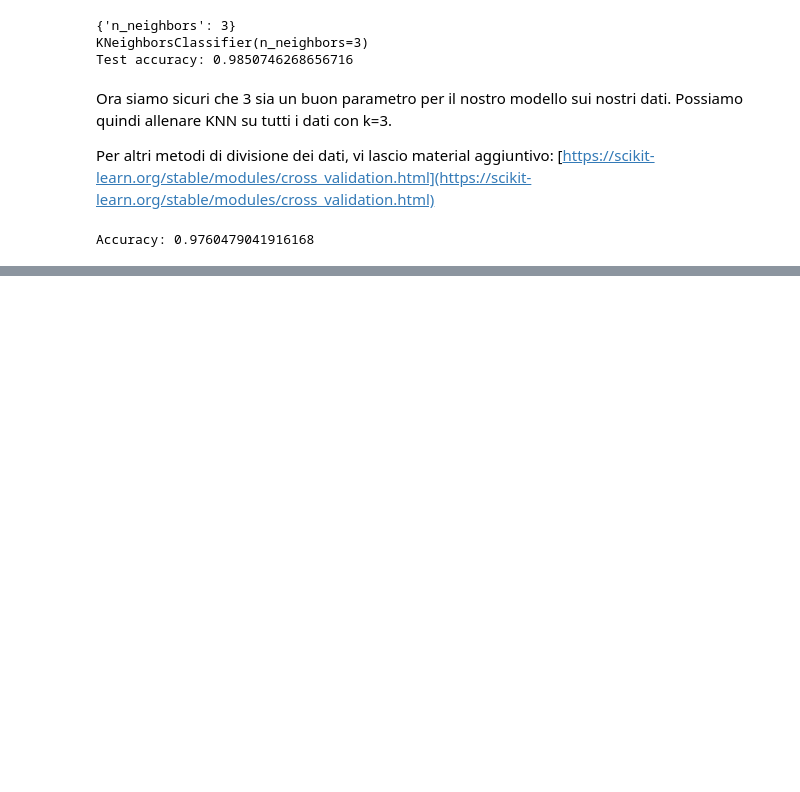
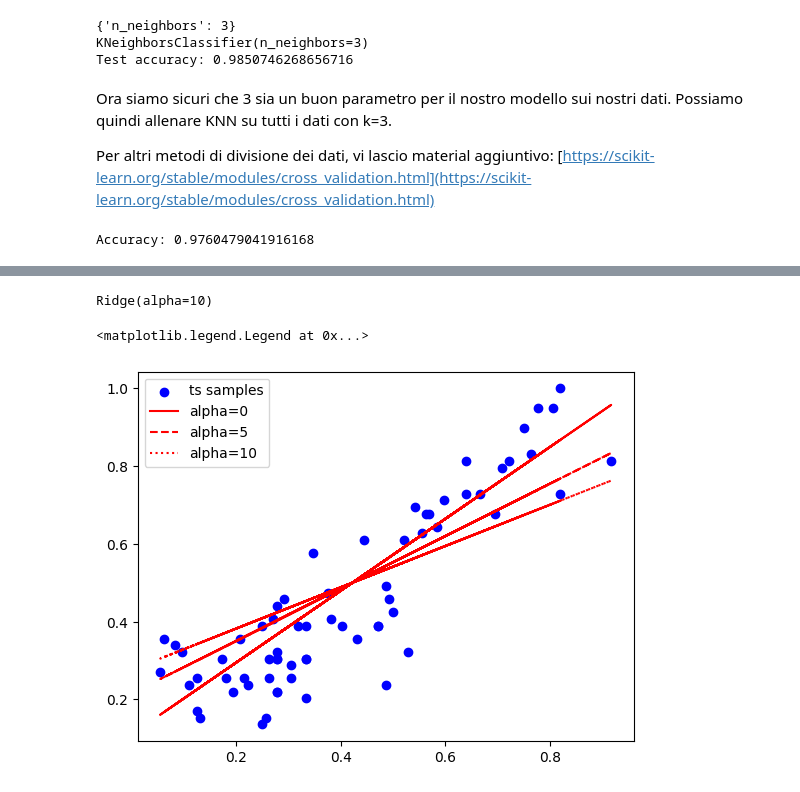
Before and after one commit to zangobot/BusinessAnalytics_TeachingMaterial, a Jupyter notebook: Esercitazione 3 - Validazione e Regolarizzazione.ipynb, the cells around one changed output, grey strips where cells are left out. Drawn from its saved outputs; the diff is of its cells as text; code cells hidden in the pictures; blank space fills up the shorter version.

```diff
--- a/Esercitazione 3 - Validazione e Regolarizzazione.ipynb
+++ b/Esercitazione 3 - Validazione e Regolarizzazione.ipynb
@@ -178,0 +241,20 @@ Accuracy: 0.9760479041916168
+# %%
+rgg1 = Ridge(alpha=0)
+rgg1.fit(X_train, y_train)
+
+rgg2 = Ridge(alpha=5)
+rgg2.fit(X_train, y_train)
+
+rgg3 = Ridge(alpha=10)
+rgg3.fit(X_train, y_train)
+# %% [output]
+Ridge(alpha=10)
+# %%
+plt.scatter(X_test, y_test, c='b', label='ts samples')
+plt.plot(X_test, rgg1.predict(X_test), c='r', label='alpha=0')
+plt.plot(X_test, rgg2.predict(X_test), c='r', linestyle='--', label='alpha=5')
+plt.plot(X_test, rgg3.predict(X_test), c='r', linestyle=':',label='alpha=10')
+plt.legend()
+# %% [output]
+<matplotlib.legend.Legend at 0x...>
+[figure, added]
```
Also changed, not shown: parts of 10 cells of this notebook.
